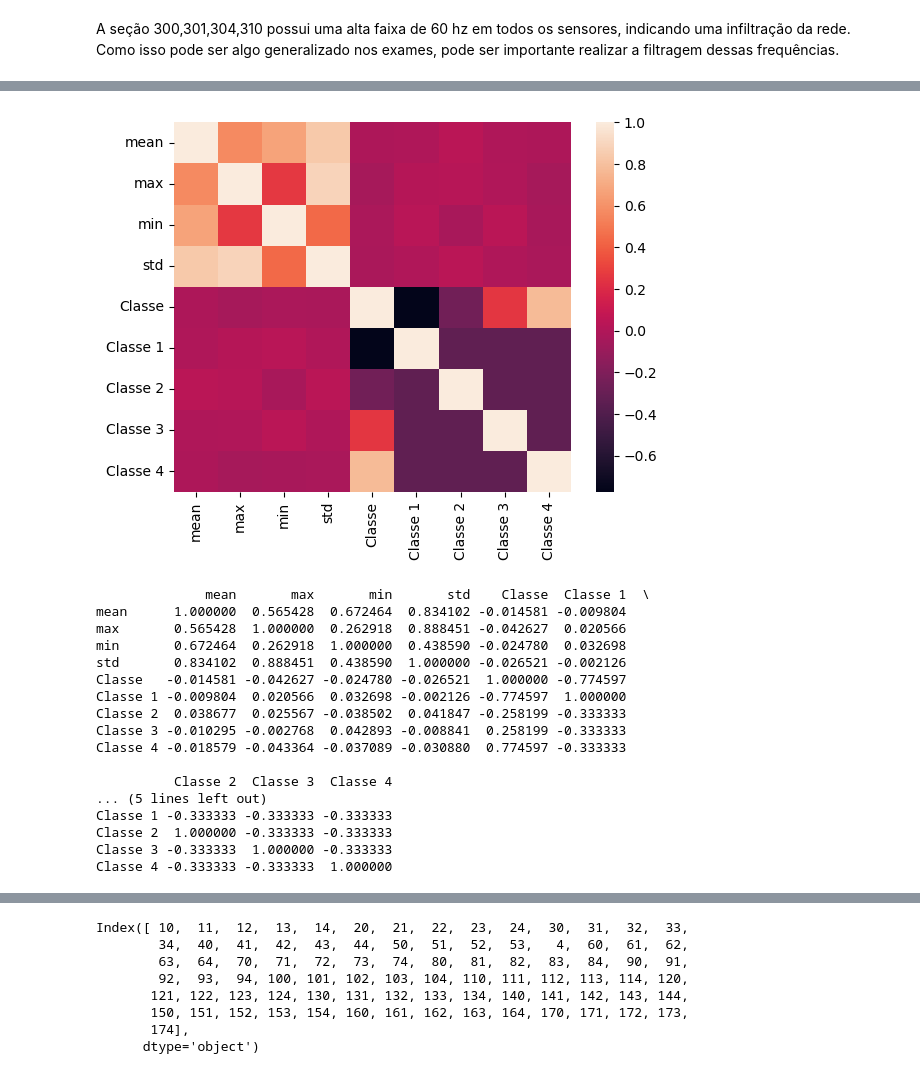
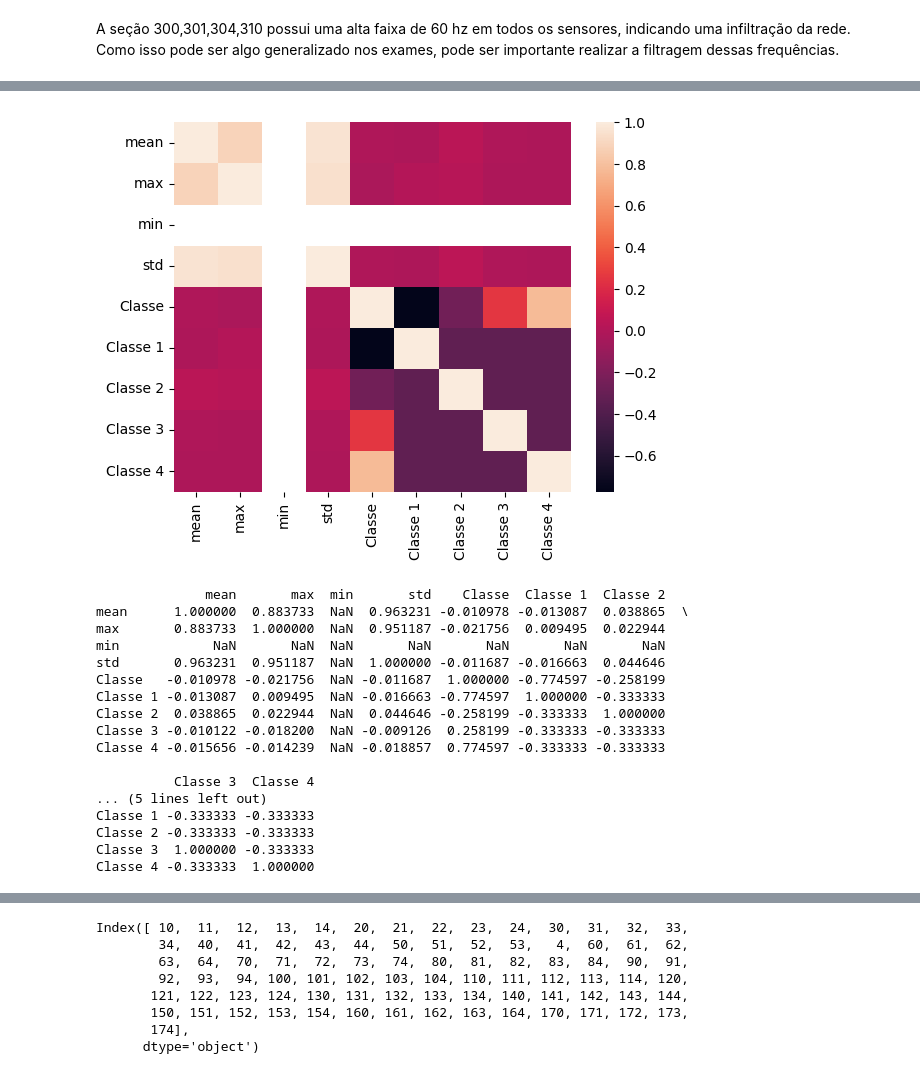
Before and after one commit to magarax/Data_Science, a Jupyter notebook: Novo_Trabalho_Final.ipynb, the cells around one changed output, grey strips where cells are left out. Drawn from its saved outputs; the diff is of its cells as text; code cells hidden in the pictures.

```diff
--- a/Novo_Trabalho_Final.ipynb
+++ b/Novo_Trabalho_Final.ipynb
@@ -238,6 +220,9 @@ plt.plot(f[f<61][f[f<61]>59],fft[f<61][f[f<61]>59]*1/N)
 # %%
+import numpy as np
+
+
 def partition_and_calculate_stats(arrays, num_parts):
-    result = pd.DataFrame(columns=['mean', 'max', 'min', 'std'])
+    result = []
     for arr in arrays:
         # Calculate the length of each partition
         partition_length = len(arr) // num_parts
@@ -254,7 +239,7 @@ def partition_and_calculate_stats(arrays, num_parts):
             min_value = np.min(partition_values)
             std = np.std(partition_values)
             # Add the statistics to the dataframe
-            result = result.append({'mean': mean, 'max': max_value, 'min': min_value, 'std': std}, ignore_index=True)
+            result.append({'mean': mean, 'max': max_value, 'min': min_value, 'std': std})
     return result
 # %%
 def partition_and_calculate_mean(arrays, num_parts):
@@ -277,40 +262,42 @@ def partition_and_calculate_mean(arrays, num_parts):
 # %%
 classe = []
 ffts = []
 for i in secoes:
-   fft,_ = getFFT(i['E1'])
+   fft,f = getFFT(i['E1'])
+   fft = filterMainVoltageNoise(fft,f,min=0,max=0.5)
+   fft = filterMainVoltageNoise(fft,f,min=42,max=100)
    classe.append(i.reset_index()['Classe'][0])
    ffts.append(fft)
 
 stats_df = pd.DataFrame(partition_and_calculate_stats(ffts, 1))
 stats_df['Classe'] = classe
 stats_df['Classe 1'] = stats_df['Classe'] == 0
 stats_df['Classe 2'] = stats_df['Classe'] == 1
 stats_df['Classe 3'] = stats_df['Classe'] == 2
 stats_df['Classe 4'] = stats_df['Classe'] == 3
 corr_stats_df = stats_df.corr(method='pearson')
 sns.heatmap(corr_stats_df)
 plt.show()
 print(corr_stats_df, "\n")
 # %% [output]
-[figure, old version]
+[figure, new version]
-              mean       max       min       std    Classe  Classe 1  \
-mean      1.000000  0.565428  0.672464  0.834102 -0.014581 -0.009804
-max       0.565428  1.000000  0.262918  0.888451 -0.042627  0.020566
-min       0.672464  0.262918  1.000000  0.438590 -0.024780  0.032698
-std       0.834102  0.888451  0.438590  1.000000 -0.026521 -0.002126
-Classe   -0.014581 -0.042627 -0.024780 -0.026521  1.000000 -0.774597
-Classe 1 -0.009804  0.020566  0.032698 -0.002126 -0.774597  1.000000
-Classe 2  0.038677  0.025567 -0.038502  0.041847 -0.258199 -0.333333
-Classe 3 -0.010295 -0.002768  0.042893 -0.008841  0.258199 -0.333333
-Classe 4 -0.018579 -0.043364 -0.037089 -0.030880  0.774597 -0.333333
+              mean       max  min       std    Classe  Classe 1  Classe 2
+mean      1.000000  0.883733  NaN  0.963231 -0.010978 -0.013087  0.038865  \
+max       0.883733  1.000000  NaN  0.951187 -0.021756  0.009495  0.022944
+min            NaN       NaN  NaN       NaN       NaN       NaN       NaN
+std       0.963231  0.951187  NaN  1.000000 -0.011687 -0.016663  0.044646
+Classe   -0.010978 -0.021756  NaN -0.011687  1.000000 -0.774597 -0.258199
+Classe 1 -0.013087  0.009495  NaN -0.016663 -0.774597  1.000000 -0.333333
+Classe 2  0.038865  0.022944  NaN  0.044646 -0.258199 -0.333333  1.000000
+Classe 3 -0.010122 -0.018200  NaN -0.009126  0.258199 -0.333333 -0.333333
+Classe 4 -0.015656 -0.014239  NaN -0.018857  0.774597 -0.333333 -0.333333
 
-          Classe 2  Classe 3  Classe 4
+          Classe 3  Classe 4
 ... (5 lines left out)
-Classe 1 -0.333333 -0.333333 -0.333333
-Classe 2  1.000000 -0.333333 -0.333333
-Classe 3 -0.333333  1.000000 -0.333333
-Classe 4 -0.333333 -0.333333  1.000000
+Classe 1 -0.333333 -0.333333
+Classe 2 -0.333333 -0.333333
+Classe 3  1.000000 -0.333333
+Classe 4 -0.333333  1.000000
 # %%
 dfs = []
 for column in i.columns.drop('Classe'):
```
Also changed, not shown: parts of 24 cells of this notebook, 1 other file.
